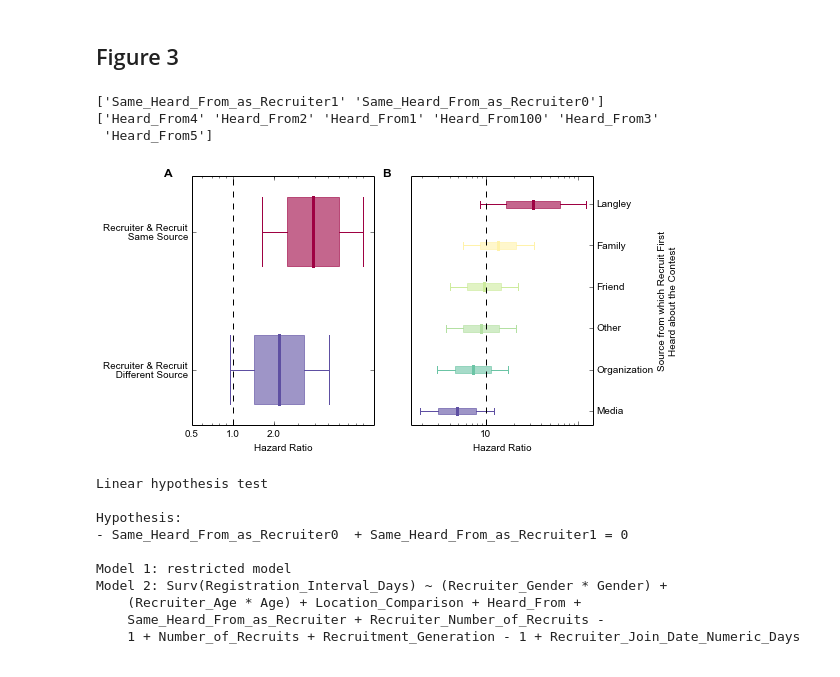
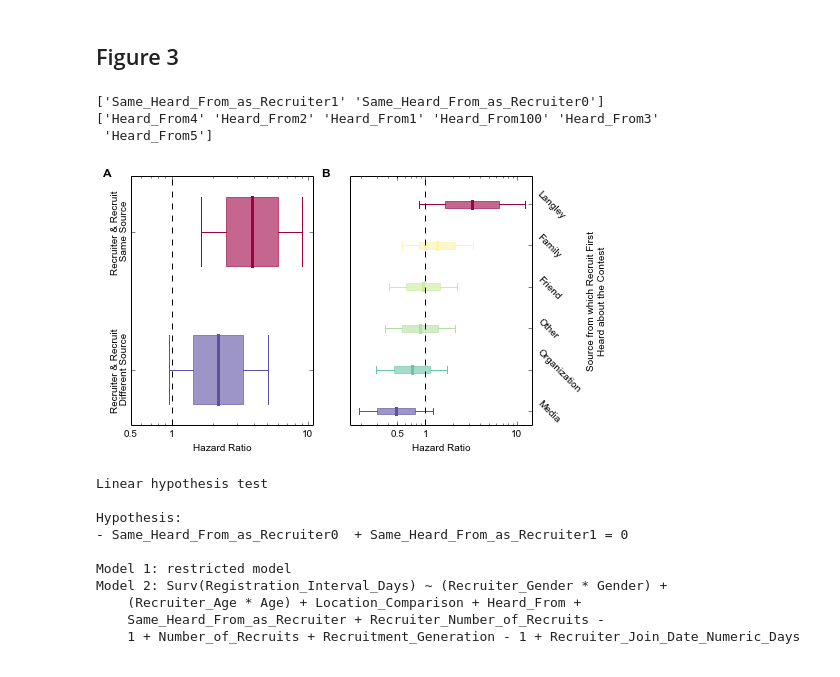
Before and after one commit to jeffalstott/Langley, a Jupyter notebook: Langley_Model.ipynb, the cells around one changed output. Drawn from its saved outputs; the diff is of its cells as text; code cells hidden in the pictures.

```diff
--- a/Langley_Model.ipynb
+++ b/Langley_Model.ipynb
@@ -443,40 +450,45 @@ annotate_coord = (-.15, 1)
 
 ax = fig.add_subplot(121)
 l = ['Recruiter & Recruit\n Same Source', 'Recruiter & Recruit\n Different Source']
 ax = Langleyboxplot([22, 21], label=l, ax=ax)
+ax.set_yticklabels(l[::-1], rotation=90, horizontalalignment='center')
 
+#Getting the ylabels to be placed correctly.
+plt.draw()
+yax = ax.get_yaxis()
+pad = max(T.label.get_window_extent().width for T in yax.majorTicks)
+yax.set_tick_params(pad=pad/2)
 
-ax.set_xticks([0.5, 1, 2])
-ax.get_xaxis().set_major_formatter(matplotlib.ticker.ScalarFormatter())
+ax.set_xticks([0.5, 1, 10])
+ax.set_xticklabels([0.5, 1, 10])
 
 ax.annotate("A", annotate_coord, xycoords="axes fraction",
              fontproperties=panel_label_font)
 
 
 ax = fig.add_subplot(122)
 l = ['Langley', 'Family', 'Friend', 'Other', 'Organization','Media']
 indices = [18, 16, 15, 20, 17, 19]
 ax = Langleyboxplot(indices, label=l, spacing=3, ax=ax)
 ax.yaxis.tick_right()
+ax.set_yticklabels(l[::-1], rotation=-45)
 
-ax.set_xticklabels([ax.get_xlim()[0], 1, 10])
+ax.set_xticks([0.5, 1, 10])
+ax.set_xticklabels([0.5, 1, 10])
 
 ylabel('Source from which Recruit First \nHeard about the Contest')
 ax.yaxis.set_label_position("right")
 
 ax.annotate("B", annotate_coord, xycoords="axes fraction",
              fontproperties=panel_label_font)
 
-
-#subplots_adjust(hspace=0.5)
-#suptitle("Figure %i"%fn)
 fn+=1
 figures.append(fig)
 # %% [output]
 ['Same_Heard_From_as_Recruiter1' 'Same_Heard_From_as_Recruiter0']
 ['Heard_From4' 'Heard_From2' 'Heard_From1' 'Heard_From100' 'Heard_From3'
  'Heard_From5']
-[figure, old version]
+[figure, new version]
 # %%
 %%R -o q
 hypothesis = "Same_Heard_From_as_Recruiter1 - Same_Heard_From_as_Recruiter0"
```
Also changed, not shown: parts of 4 cells of this notebook, 1 other file.
